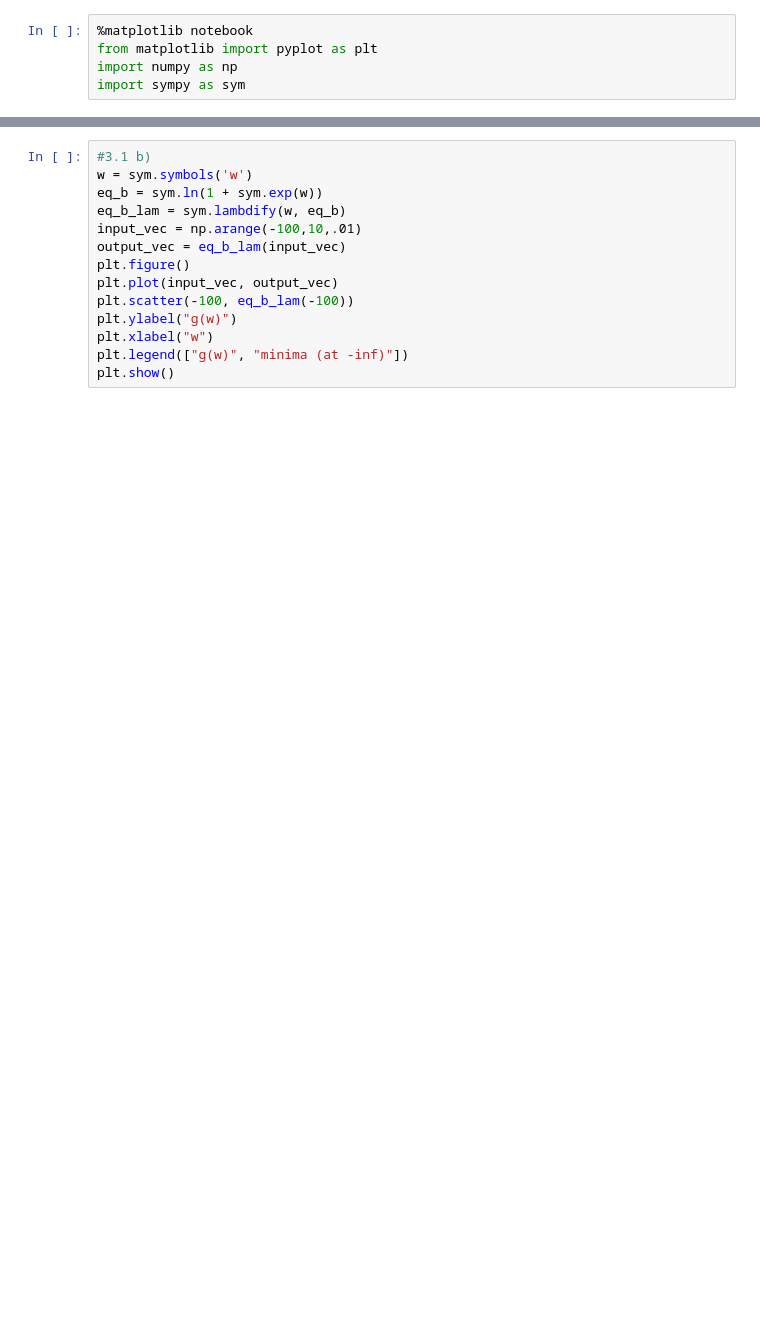
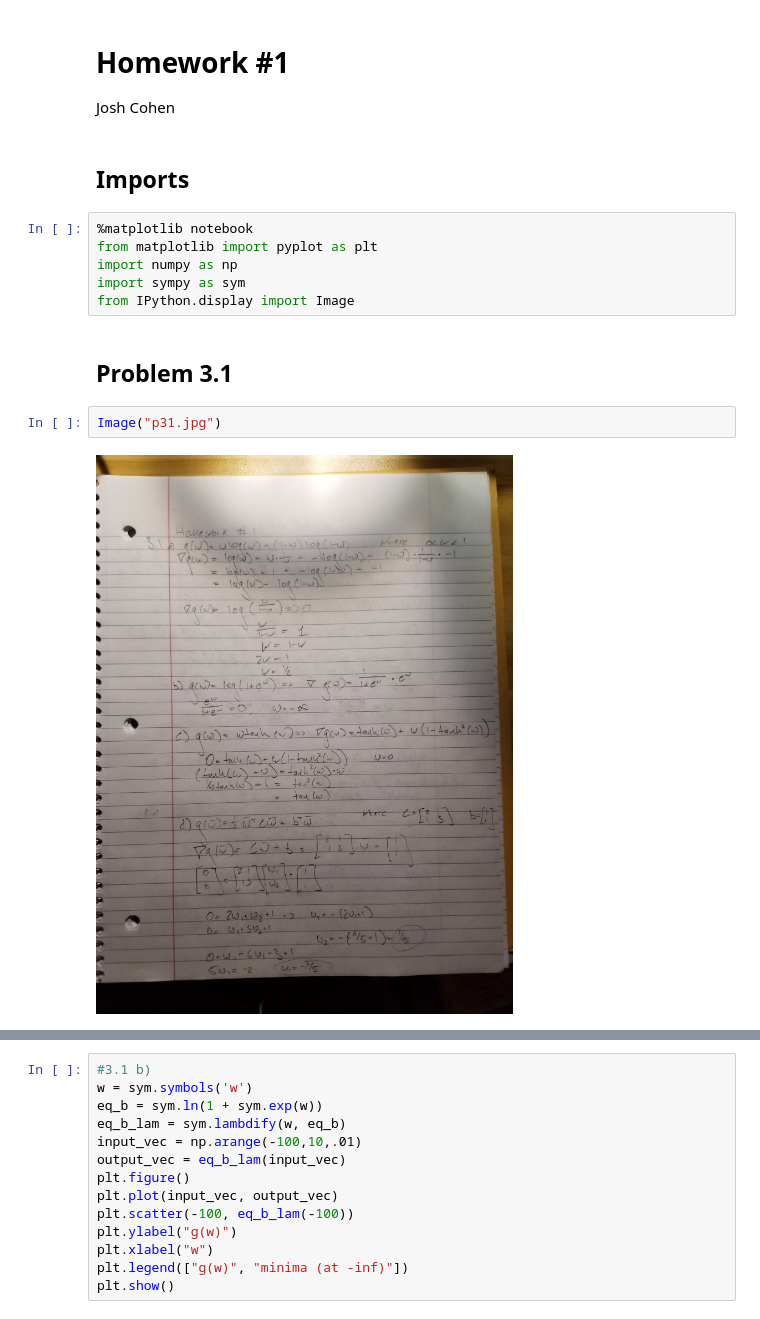
Before and after one commit to JCohner/spring2020, a Jupyter notebook: MLFAA/hw1/homework1.ipynb, the cells around one changed output, grey strips where cells are left out. Saved outputs shown, nothing was run; the diff lists cells and outputs as text; blank space fills up the shorter version.

```diff
--- a/MLFAA/hw1/homework1.ipynb
+++ b/MLFAA/hw1/homework1.ipynb
@@ -1,6 +1,18 @@
+# %% [markdown]
+# Homework #1
+Josh Cohen
+# %% [markdown]
+## Imports
 # %%
 %matplotlib notebook
 from matplotlib import pyplot as plt
 import numpy as np
 import sympy as sym
+from IPython.display import Image
+# %% [markdown]
+## Problem 3.1
+# %%
+Image("p31.jpg")
+# %% [output]
+[figure, added]
 # %%
```
Also changed, not shown: parts of 10 cells of this notebook, 3 other files.
